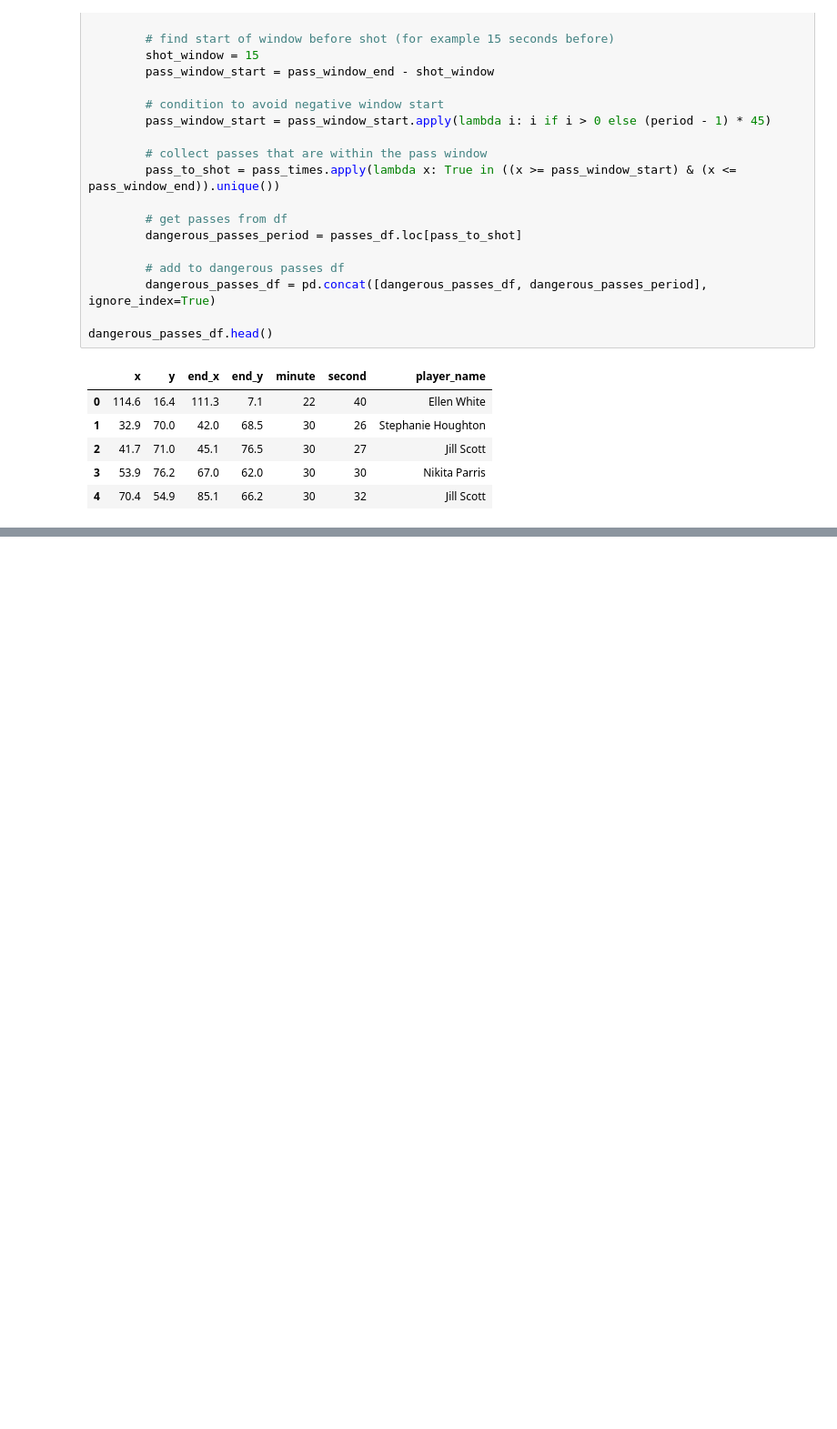
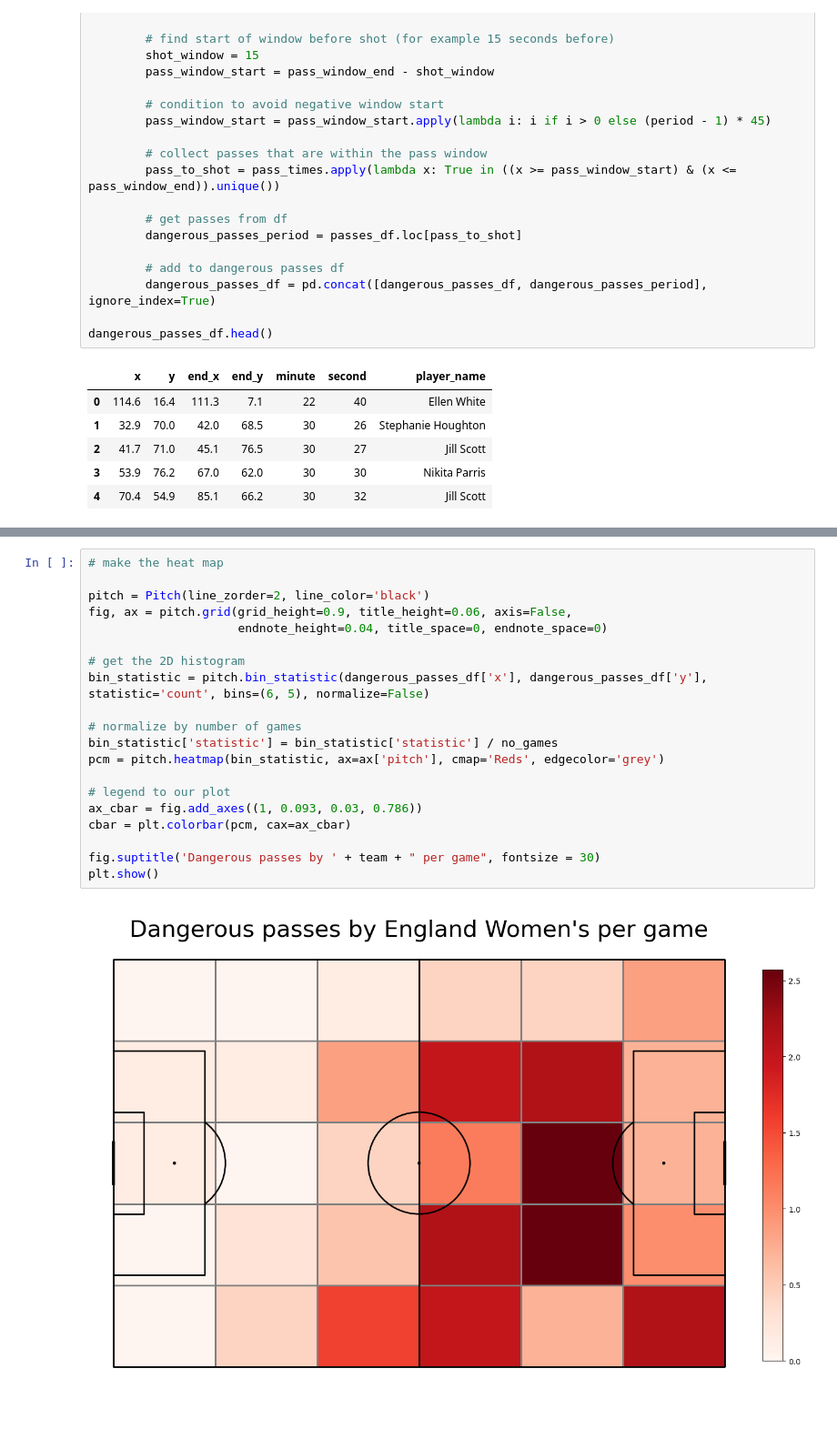
Before and after one commit to MarijnSt/soccermatics, a Jupyter notebook: 1-event-data/1-4-passing-heat-maps.ipynb, the cells around one changed output, grey strips where cells are left out. Shown: that part at 91% size. Cells and saved outputs as stored; diff of their text form; blank space fills up the shorter version.

```diff
--- a/1-event-data/1-4-passing-heat-maps.ipynb
+++ b/1-event-data/1-4-passing-heat-maps.ipynb
@@ -67,0 +86,22 @@ dangerous_passes_df.head()
+# %%
+# make the heat map
+
+pitch = Pitch(line_zorder=2, line_color='black')
+fig, ax = pitch.grid(grid_height=0.9, title_height=0.06, axis=False,
+                     endnote_height=0.04, title_space=0, endnote_space=0)
+
+# get the 2D histogram
+bin_statistic = pitch.bin_statistic(dangerous_passes_df['x'], dangerous_passes_df['y'], statistic='count', bins=(6, 5), normalize=False)
+
+# normalize by number of games
+bin_statistic['statistic'] = bin_statistic['statistic'] / no_games
+pcm = pitch.heatmap(bin_statistic, ax=ax['pitch'], cmap='Reds', edgecolor='grey')
+
+# legend to our plot
+ax_cbar = fig.add_axes((1, 0.093, 0.03, 0.786))
+cbar = plt.colorbar(pcm, cax=ax_cbar)
+
+fig.suptitle('Dangerous passes by ' + team + " per game", fontsize = 30)
+plt.show()
+# %% [output]
+[figure, added]
```
Also changed, not shown: parts of 1 cell of this notebook.
